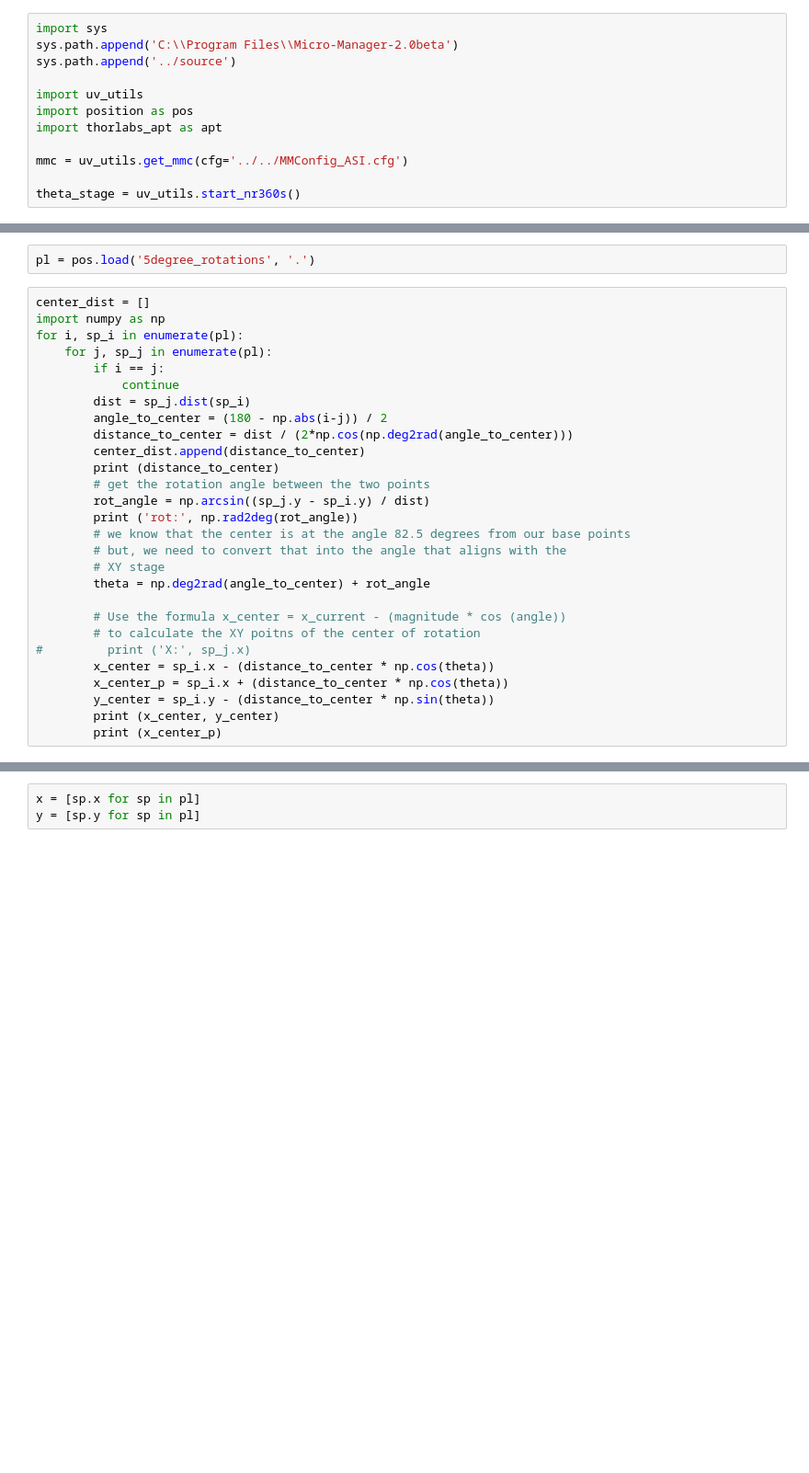
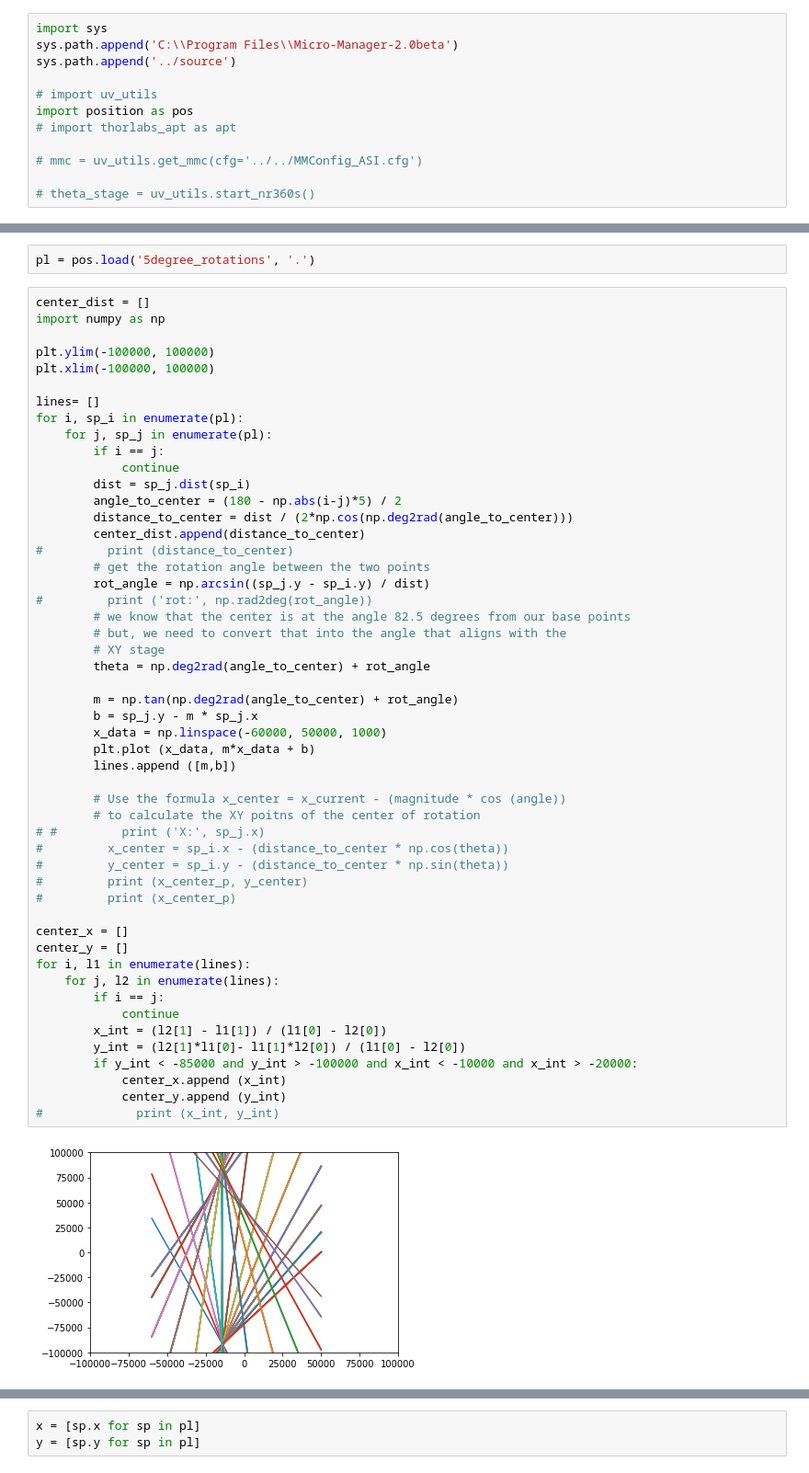
Before and after one commit to yellenlab/Visitech-UV-DLP, a Jupyter notebook: python/notebook/calibration.ipynb, the cells around one changed output, grey strips where cells are left out. Shown at 92% size. Saved outputs shown, nothing was run; the diff lists cells and outputs as text; blank space fills up the shorter version.

Commit message:
center calculation

```diff
--- a/python/notebook/calibration.ipynb
+++ b/python/notebook/calibration.ipynb
@@ -8,10 +8,10 @@ import sys
 sys.path.append('C:\\Program Files\\Micro-Manager-2.0beta')
 sys.path.append('../source')
 
-import uv_utils
+# import uv_utils
 import position as pos
-import thorlabs_apt as apt
+# import thorlabs_apt as apt
 
-mmc = uv_utils.get_mmc(cfg='../../MMConfig_ASI.cfg')
+# mmc = uv_utils.get_mmc(cfg='../../MMConfig_ASI.cfg')
 
-theta_stage = uv_utils.start_nr360s()
+# theta_stage = uv_utils.start_nr360s()
@@ -199,28 +196,53 @@ pl = pos.load('5degree_rotations', '.')
 # %%
 center_dist = []
 import numpy as np
+
+plt.ylim(-100000, 100000)
+plt.xlim(-100000, 100000)
+
+lines= []
 for i, sp_i in enumerate(pl):
     for j, sp_j in enumerate(pl):
         if i == j:
             continue
         dist = sp_j.dist(sp_i)
-        angle_to_center = (180 - np.abs(i-j)) / 2
+        angle_to_center = (180 - np.abs(i-j)*5) / 2
         distance_to_center = dist / (2*np.cos(np.deg2rad(angle_to_center)))
         center_dist.append(distance_to_center)
-        print (distance_to_center)
+#         print (distance_to_center)
         # get the rotation angle between the two points
         rot_angle = np.arcsin((sp_j.y - sp_i.y) / dist)
-        print ('rot:', np.rad2deg(rot_angle))
+#         print ('rot:', np.rad2deg(rot_angle))
         # we know that the center is at the angle 82.5 degrees from our base points
         # but, we need to convert that into the angle that aligns with the
         # XY stage
         theta = np.deg2rad(angle_to_center) + rot_angle
 
+        m = np.tan(np.deg2rad(angle_to_center) + rot_angle)
+        b = sp_j.y - m * sp_j.x
+        x_data = np.linspace(-60000, 50000, 1000)
+        plt.plot (x_data, m*x_data + b)
+        lines.append ([m,b])
+
         # Use the formula x_center = x_current - (magnitude * cos (angle))
         # to calculate the XY poitns of the center of rotation
-#         print ('X:', sp_j.x)
-        x_center = sp_i.x - (distance_to_center * np.cos(theta))
-        x_center_p = sp_i.x + (distance_to_center * np.cos(theta))
-        y_center = sp_i.y - (distance_to_center * np.sin(theta))
-        print (x_center, y_center)
-        print (x_center_p)
+# #         print ('X:', sp_j.x)
+#         x_center = sp_i.x - (distance_to_center * np.cos(theta))
+#         y_center = sp_i.y - (distance_to_center * np.sin(theta))
+#         print (x_center_p, y_center)
+#         print (x_center_p)
+
+center_x = []
+center_y = []
+for i, l1 in enumerate(lines):
+    for j, l2 in enumerate(lines):
+        if i == j:
+            continue
+        x_int = (l2[1] - l1[1]) / (l1[0] - l2[0])
+        y_int = (l2[1]*l1[0]- l1[1]*l2[0]) / (l1[0] - l2[0])
+        if y_int < -85000 and y_int > -100000 and x_int < -10000 and x_int > -20000:
+            center_x.append (x_int)
+            center_y.append (y_int)
+#             print (x_int, y_int)
+# %% [output]
+[figure, added]
```
Also changed, not shown: parts of 3 cells of this notebook.
